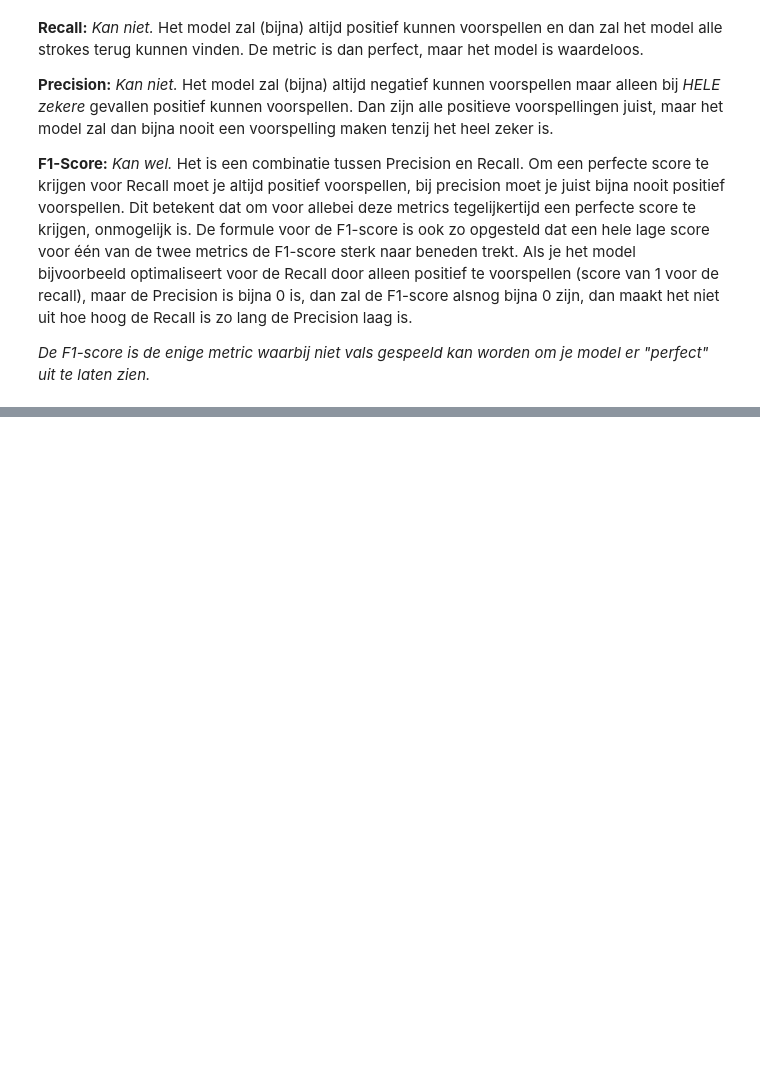
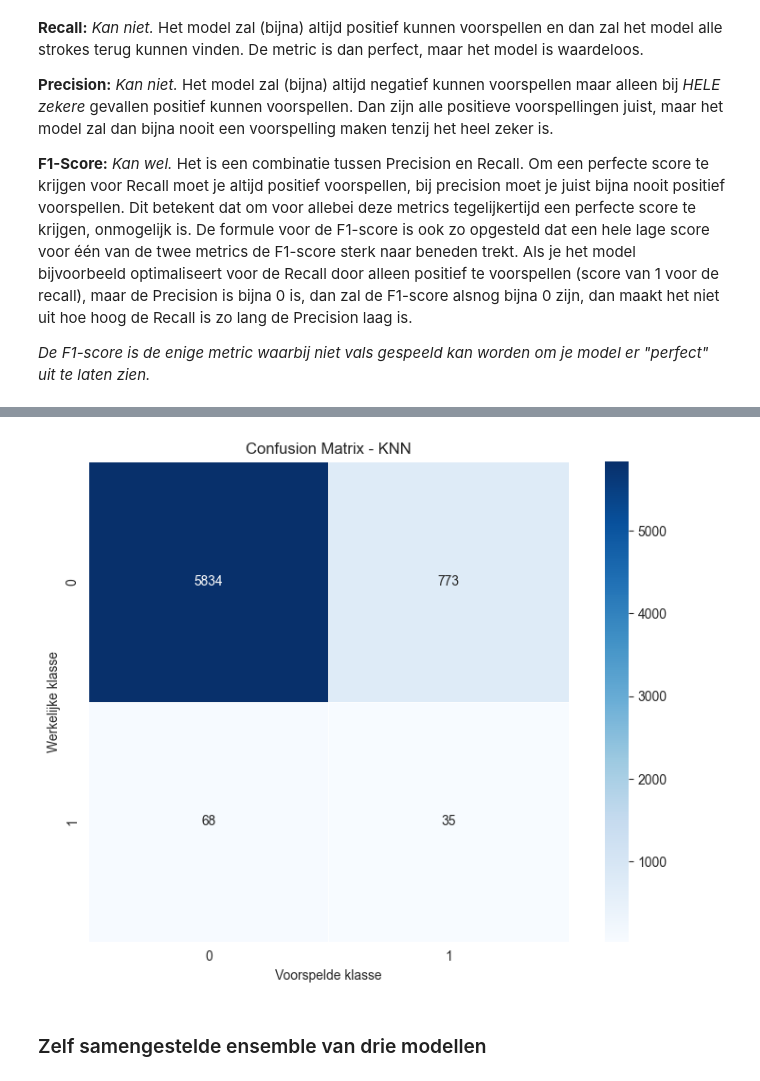
Before and after one commit to ikkekoe08/machine-learning, a Jupyter notebook: portfolio.ipynb, the cells around one changed output, grey strips where cells are left out. Saved outputs shown, nothing was run; the diff lists cells and outputs as text; code cells hidden in the pictures; blank space fills up the shorter version.

Commit message:
ensemble + knn toegevoegd

```diff
--- a/portfolio.ipynb
+++ b/portfolio.ipynb
@@ -518,0 +668,37 @@ De beste manier om dit uit te leggen, is omdat het mogelijk is om bij elk andere
+# %%
+import matplotlib.pyplot as plt
+import seaborn as sns
+from sklearn.metrics import confusion_matrix
+
+# Bereken de confusion matrix
+cm = confusion_matrix(y_val, y_pred_knn)
+
+# Optioneel: labelnamen gebruiken als je ze hebt
+# bijvoorbeeld:
+# class_names = ['klasse 0', 'klasse 1']
+class_names = [str(c) for c in sorted(set(y_val))]
+
+plt.figure(figsize=(8, 6))
+sns.set_style('white')
+ax = sns.heatmap(
+    cm,
+    annot=True,
+    fmt='d',
+    cmap='Blues',
+    square=True,
+    cbar=True,
+    xticklabels=class_names,
+    yticklabels=class_names,
+    linewidths=0.5,
+    linecolor='white'
+)
+
+ax.set_xlabel('Voorspelde klasse')
+ax.set_ylabel('Werkelijke klasse')
+ax.set_title('Confusion Matrix - KNN')
+plt.tight_layout()
+plt.show()
+# %% [output]
+[figure, added]
+# %% [markdown]
+### Zelf samengestelde ensemble van drie modellen
```
Also changed, not shown: parts of 16 cells of this notebook.
